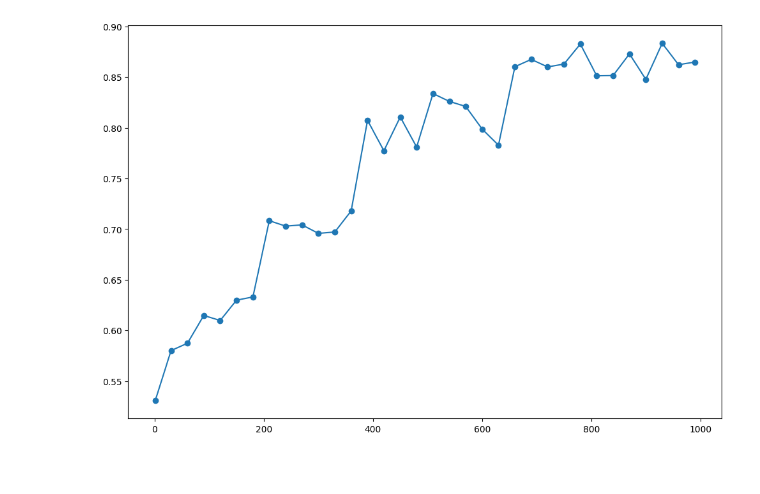
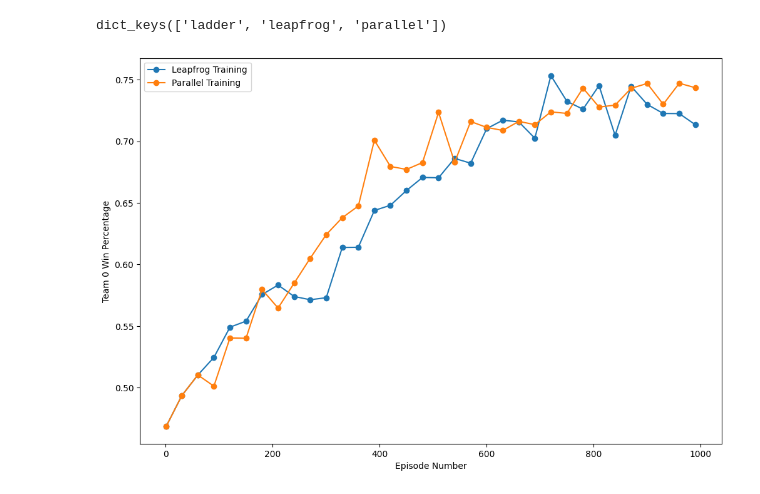
Before and after one commit to DIRECTLab/IsaacLab-HARL, a Jupyter notebook: scripts/reinforcement_learning/harl/paper_results.ipynb, the cells around one changed output. Drawn from its saved outputs; the diff is of its cells as text; code cells hidden in the pictures.

Commit message:
updated paper results

```diff
--- a/scripts/reinforcement_learning/harl/paper_results.ipynb
+++ b/scripts/reinforcement_learning/harl/paper_results.ipynb
@@ -73,8 +100,20 @@ dict_keys(['episode_num', 'team0_win_percentage', 'team1_win_percentage', 'Episo
+# %%
+res = pickle.load(open("leatherback_paper_results.pkl", "rb"))
+res['episode_num'].keys()
+# %% [output]
+dict_keys(['ladder', 'leapfrog', 'parallel'])
 # %%
 import matplotlib.pyplot as plt
 
+
+
 plt.figure(figsize=(12, 8))
-plt.plot(results["episode_num"], results["team0_win_percentage"], marker='o')
+# plt.plot(results["episode_num"]["ladder"], results["team0_win_percentage"]["ladder"], marker='o', label='Ladder Training')
+plt.plot(results["episode_num"]["leapfrog"], results["team0_win_percentage"]["leapfrog"], marker='o', label='Leapfrog Training')
+plt.plot(results["episode_num"]["parallel"], results["team0_win_percentage"]["parallel"], marker='o', label='Parallel Training')
+plt.xlabel("Episode Number")
+plt.ylabel("Team 0 Win Percentage")
+plt.legend()
 plt.show()
 # %% [output]
-[figure, old version]
+[figure, new version]
```
Also changed, not shown: parts of 3 cells of this notebook.
